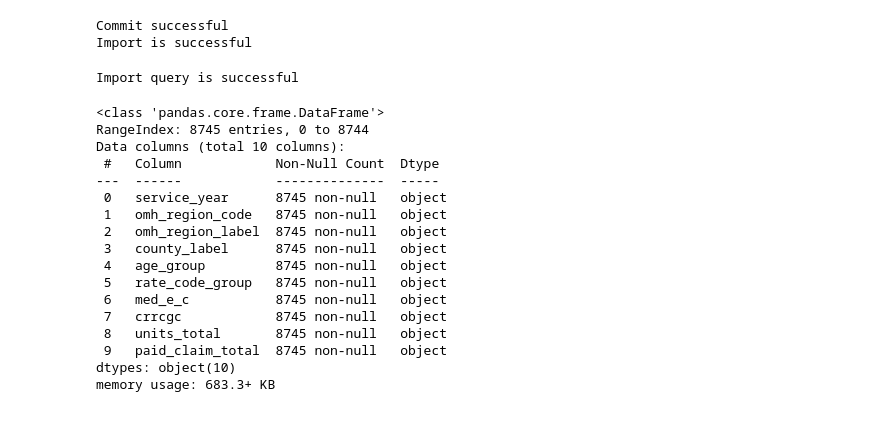
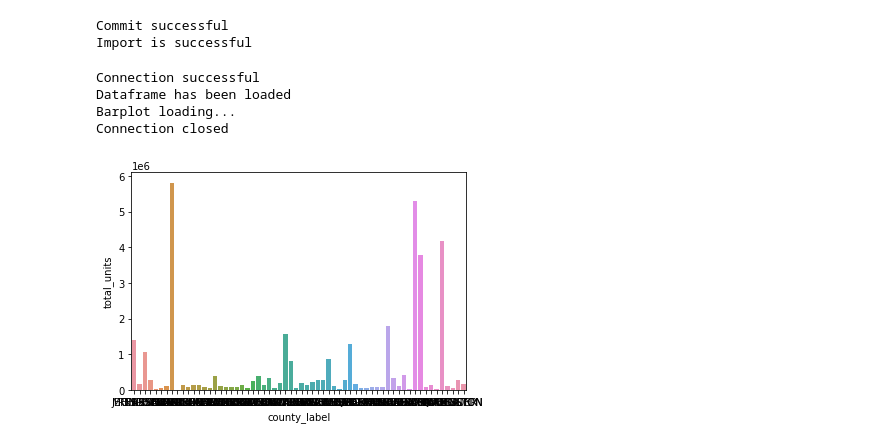
Before and after one commit to ayo-nci/DAPGroupM, a Jupyter notebook: DAP _project x20103689 Group M.ipynb, the cells around one changed output. Cells and saved outputs as stored; diff of their text form; code cells hidden in the pictures.

```diff
--- a/DAP _project x20103689 Group M.ipynb
+++ b/DAP _project x20103689 Group M.ipynb
@@ -366,48 +386,44 @@ finally:
 Commit successful
 Import is successful
 # %%
+import seaborn as sns
+import matplotlib.pyplot as plt
 import pandas.io.sql as sqlio
 
+sql = """SELECT
+county_label,
+sum(units_total) as total_units
+
+FROM
+    newyorkmentalhealth
+
+GROUP BY
+    county_label
+"""
 try:
     dbConnection = psycopg2.connect(
     user = "dap",
     password = "dap",
     host = "192.168.56.30",
     port = "5432",
     database = "dapgroupm")
-    dbConnection.set_isolation_level(0) # AUTOCOMMIT
-    sqlquery = """SELECT * FROM newyorkmentalhealth;"""
-    mentalhealth_query = sqlio.read_sql_query(sqlquery, dbConnection)
-    mentalhealth_df = pd.DataFrame().from_dict(mentalhealth_query)
-    mentalhealth_df
+    print("Connection successful")
+    county_by_unit = sqlio.read_sql_query(sql, dbConnection)
+
 
 except (Exception , psycopg2.Error) as dbError :
     print ("Error:", dbError)
 else:
-    print("Import query is successful")
-    mentalhealth_df.info()
+    print("Dataframe has been loaded")
+    print("Barplot loading...")
+    sns.barplot(x="county_label", y="total_units", data=county_by_unit)
 finally:
     if(dbConnection):
         dbConnection.close()
+    print("Connection closed")
 # %% [output]
-Import query is successful
+Connection successful
+Dataframe has been loaded
+Barplot loading...
+Connection closed
+[figure, added]
-# %%
-mentalhealth_df.info()
-# %% [output]
-<class 'pandas.core.frame.DataFrame'>
-RangeIndex: 8745 entries, 0 to 8744
-Data columns (total 10 columns):
- #   Column            Non-Null Count  Dtype
----  ------            --------------  -----
- 0   service_year      8745 non-null   object
- 1   omh_region_code   8745 non-null   object
- 2   omh_region_label  8745 non-null   object
- 3   county_label      8745 non-null   object
- 4   age_group         8745 non-null   object
- 5   rate_code_group   8745 non-null   object
- 6   med_e_c           8745 non-null   object
- 7   crrcgc            8745 non-null   object
- 8   units_total       8745 non-null   object
- 9   paid_claim_total  8745 non-null   object
-dtypes: object(10)
-memory usage: 683.3+ KB
```
Also changed, not shown: parts of 19 cells of this notebook.
